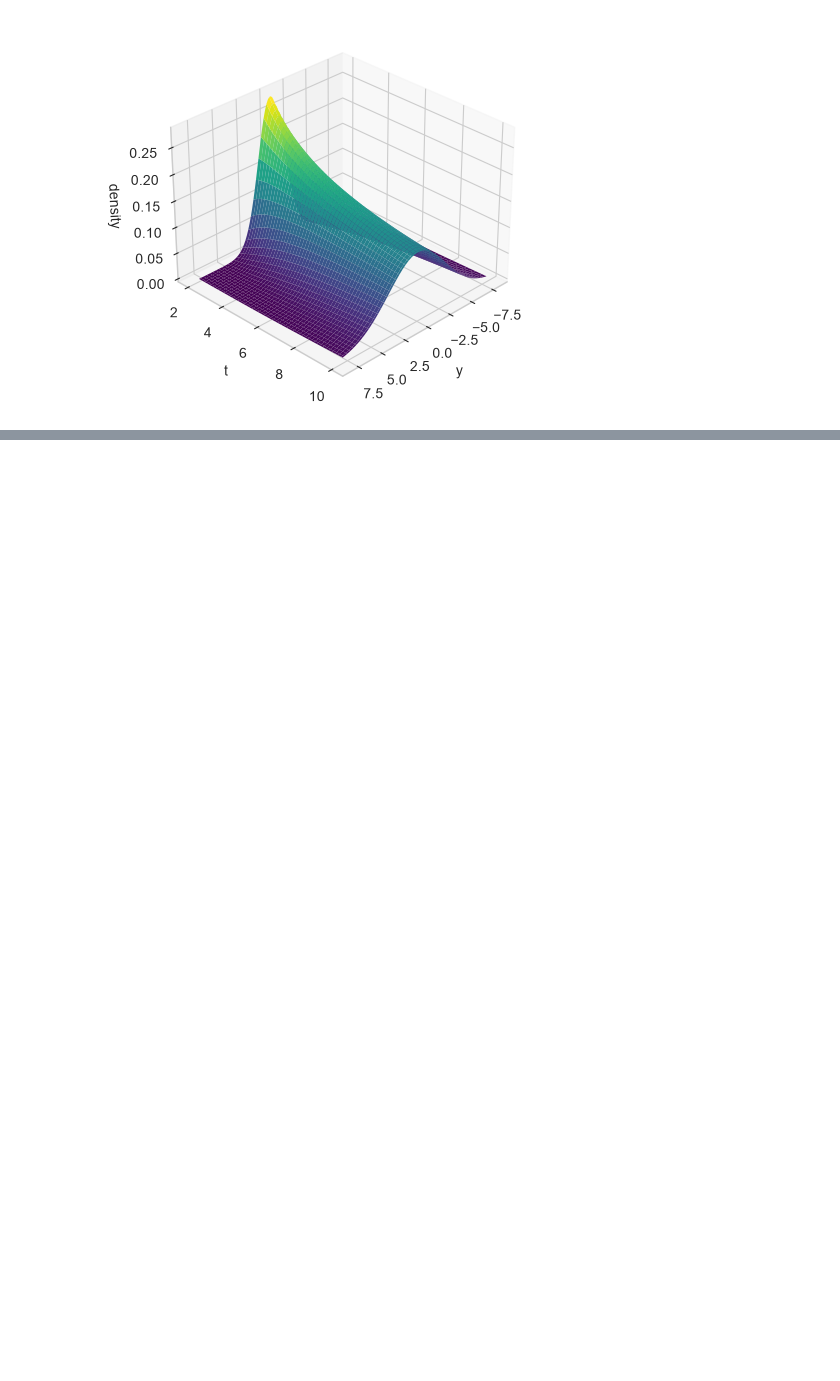
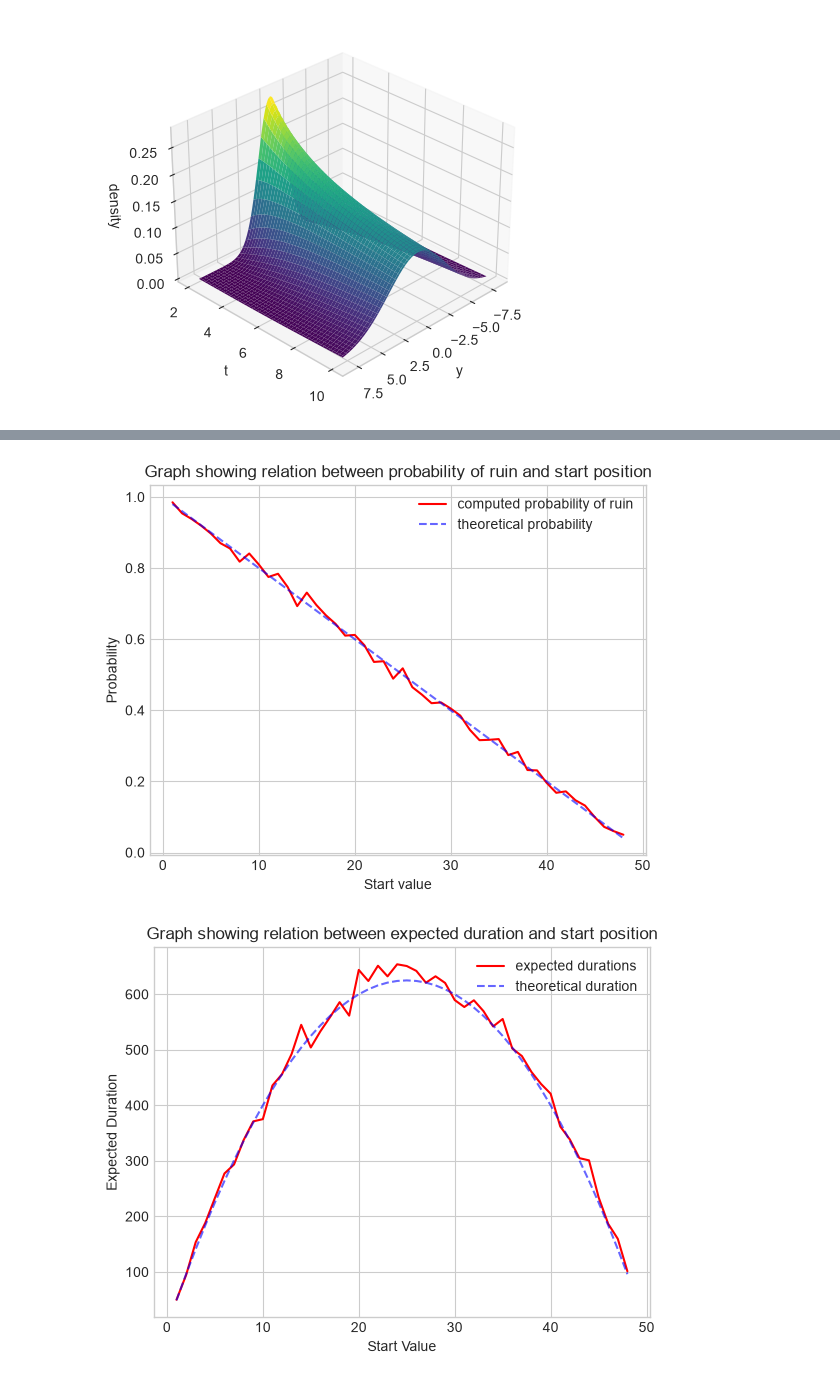
Before and after one commit to HA-Ward/Exploration-of-Stochastic-Processes-with-Computational-Implementation, a Jupyter notebook: notebooks/Brownian motion.ipynb, the cells around one changed output, grey strips where cells are left out. Cells and saved outputs as stored; diff of their text form; code cells hidden in the pictures; blank space fills up the shorter version.

```diff
--- a/notebooks/Brownian motion.ipynb
+++ b/notebooks/Brownian motion.ipynb
@@ -90,0 +151,37 @@ ax.view_init(elev=30, azim=45)
+# %%
+start_values = np.arange(1, 49, 1)
+
+dt = 0.1
+m = 50
+n = 1000
+
+args = [(n, dt, a, m) for a in start_values]
+
+with ProcessPoolExecutor() as executor:
+    results = list(executor.map(run_for_n, args))
+
+ratios, durations = zip(*results)
+ratios = np.array(ratios)
+durations = np.array(durations)
+
+theoretical_prob = (m-start_values)/m
+theoretical_duration = start_values*(m-start_values)
+
+plt.plot(start_values, ratios, label="computed probability of ruin", color="red")
+plt.plot(start_values, theoretical_prob,"--", label="theoretical probability", color="blue", alpha=0.6)
+plt.legend()
+plt.xlabel("Start value")
+plt.ylabel("Probability")
+plt.title("Graph showing relation between probability of ruin and start position")
+plt.show()
+
+plt.plot(start_values, durations, label="expected durations", color="red")
+plt.plot(start_values, theoretical_duration,"--", label="theoretical duration", color="blue", alpha=0.6)
+plt.legend()
+plt.xlabel("Start Value")
+plt.ylabel("Expected Duration")
+plt.title("Graph showing relation between expected duration and start position")
+plt.show()
+# %% [output]
+[figure, added]
+[figure, added]
```
Also changed, not shown: parts of 8 cells of this notebook, 2 other files.
